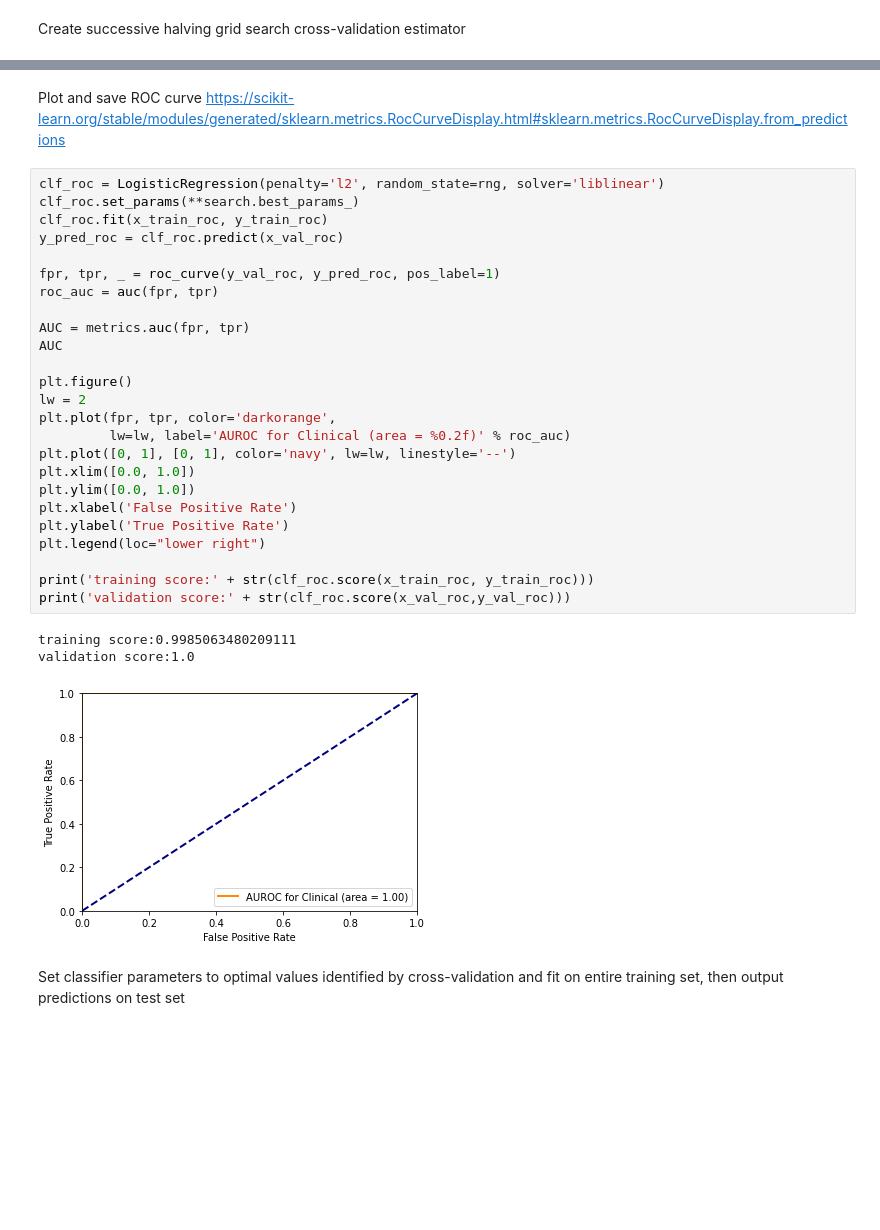
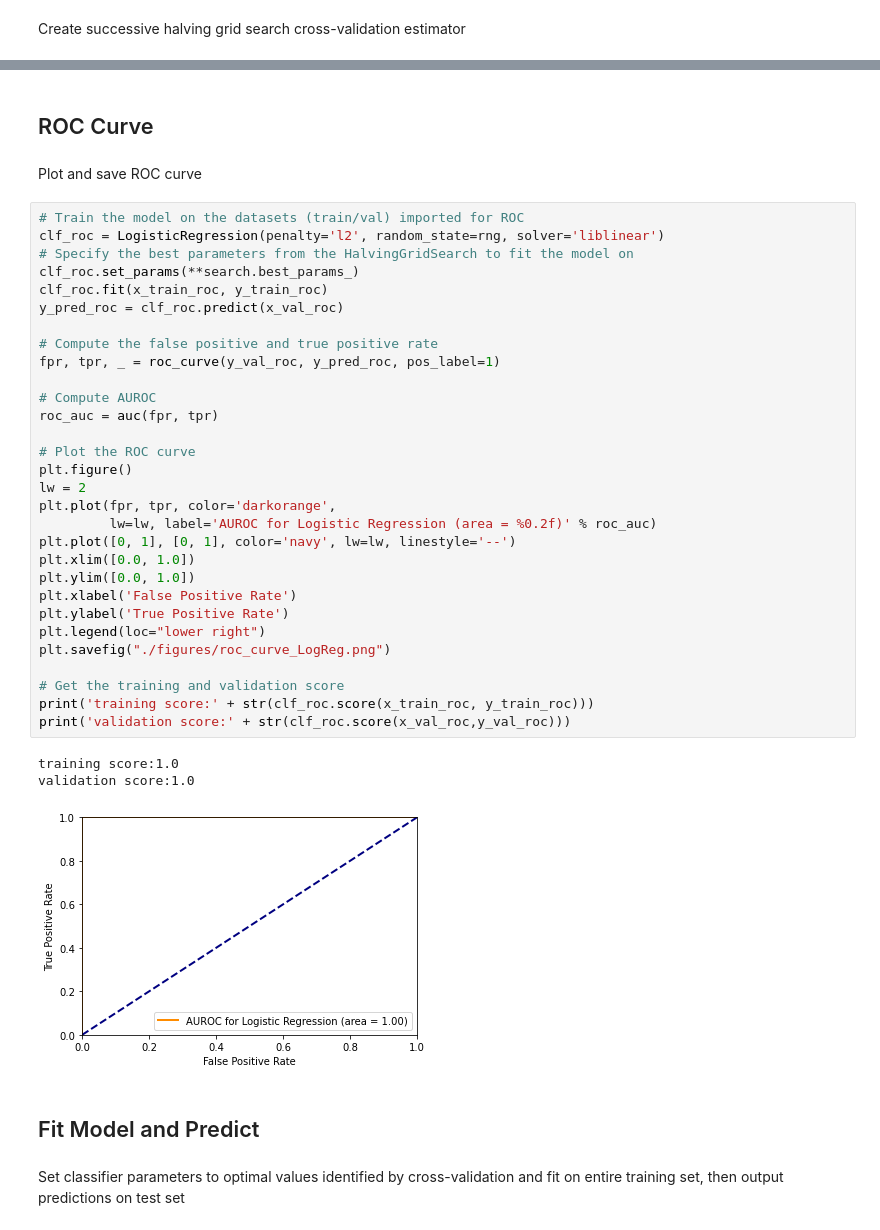
Before and after one commit to rlewinter/DS4400_Project, a Jupyter notebook: LogReg.ipynb, the cells around one changed output, grey strips where cells are left out. Cells and saved outputs as stored; diff of their text form; blank space fills up the shorter version.

```diff
--- a/LogReg.ipynb
+++ b/LogReg.ipynb
@@ -135,34 +139,43 @@ AttributeError: 'LogisticRegression' object has no attribute 'coef_'
+# %% [markdown]
+## ROC Curve
 # %% [markdown]
-Plot and save ROC curve https://scikit-learn.org/stable/modules/generated/sklearn.metrics.RocCurveDisplay.html#sklearn.metrics.RocCurveDisplay.from_predictions
+Plot and save ROC curve
 # %%
+# Train the model on the datasets (train/val) imported for ROC
 clf_roc = LogisticRegression(penalty='l2', random_state=rng, solver='liblinear')
+# Specify the best parameters from the HalvingGridSearch to fit the model on
 clf_roc.set_params(**search.best_params_)
 clf_roc.fit(x_train_roc, y_train_roc)
 y_pred_roc = clf_roc.predict(x_val_roc)
 
+# Compute the false positive and true positive rate
 fpr, tpr, _ = roc_curve(y_val_roc, y_pred_roc, pos_label=1)
+
+# Compute AUROC
 roc_auc = auc(fpr, tpr)
 
-AUC = metrics.auc(fpr, tpr)
-AUC
-
+# Plot the ROC curve
 plt.figure()
 lw = 2
 plt.plot(fpr, tpr, color='darkorange',
-         lw=lw, label='AUROC for Clinical (area = %0.2f)' % roc_auc)
+         lw=lw, label='AUROC for Logistic Regression (area = %0.2f)' % roc_auc)
 plt.plot([0, 1], [0, 1], color='navy', lw=lw, linestyle='--')
 plt.xlim([0.0, 1.0])
 plt.ylim([0.0, 1.0])
 plt.xlabel('False Positive Rate')
 plt.ylabel('True Positive Rate')
 plt.legend(loc="lower right")
+plt.savefig("./figures/roc_curve_LogReg.png")
 
+# Get the training and validation score
 print('training score:' + str(clf_roc.score(x_train_roc, y_train_roc)))
 print('validation score:' + str(clf_roc.score(x_val_roc,y_val_roc)))
 # %% [output]
-training score:0.9985063480209111
+training score:1.0
 validation score:1.0
-[figure, old version]
+[figure, new version]
+# %% [markdown]
+## Fit Model and Predict
 # %% [markdown]
 Set classifier parameters to optimal values identified by cross-validation and fit on entire training set, then output predictions on test set
 # %%
```
Also changed, not shown: parts of 19 cells of this notebook, 20 other files.
